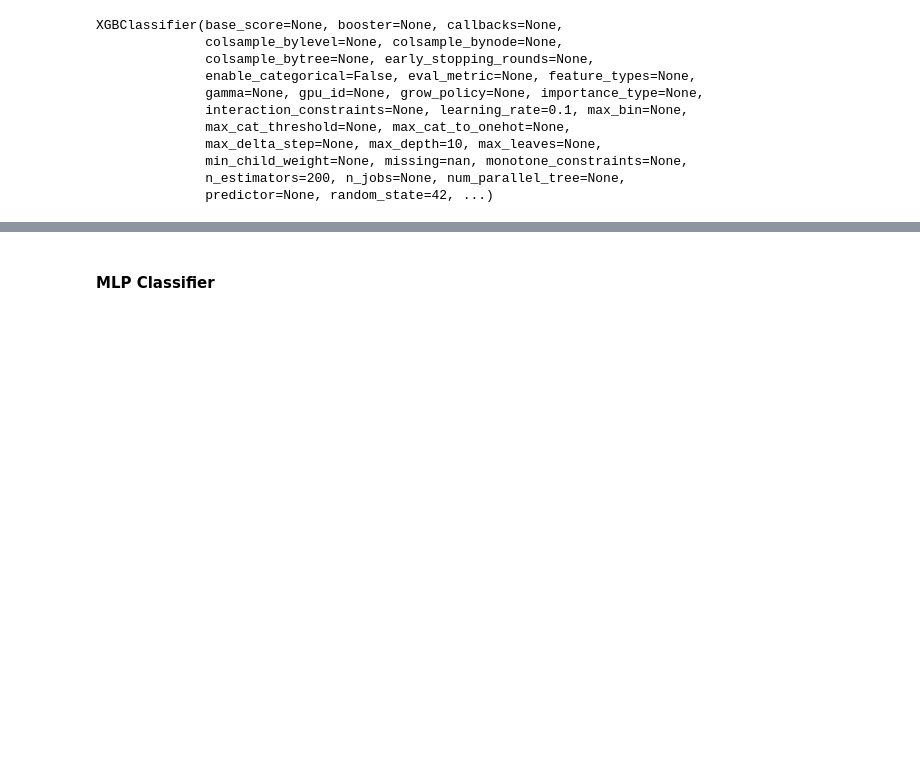
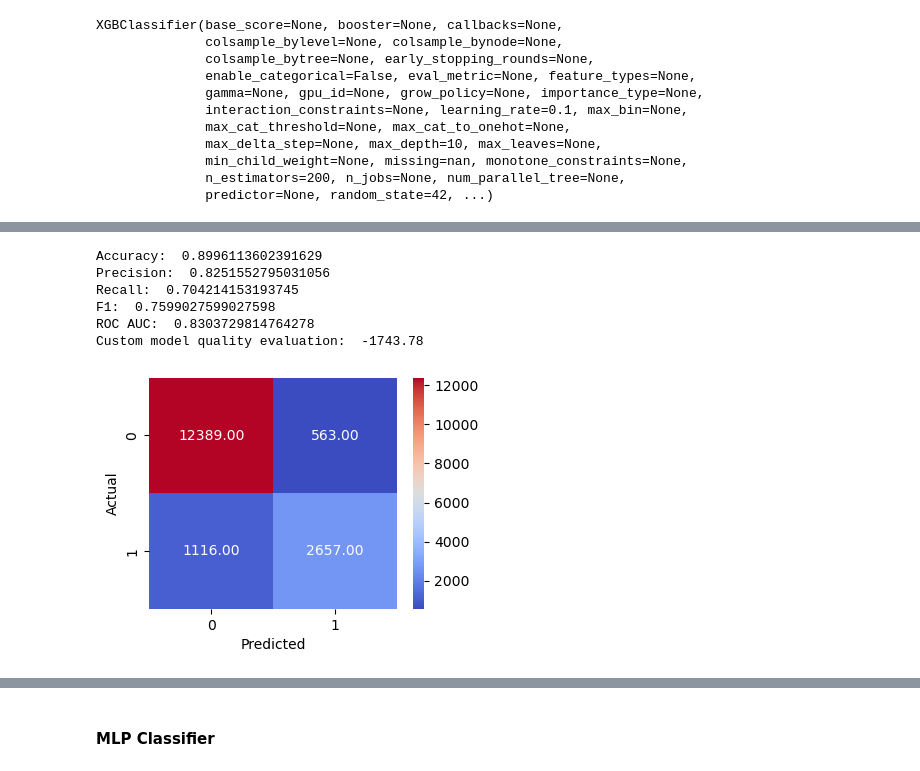
Before and after one commit to ahirsch-github/flight-price-prediction, a Jupyter notebook: flight-price-prediction.ipynb, the cells around one changed output, grey strips where cells are left out. Drawn from its saved outputs; the diff is of its cells as text; code cells hidden in the pictures; blank space fills up the shorter version.

```diff
--- a/flight-price-prediction.ipynb
+++ b/flight-price-prediction.ipynb
@@ -1746,0 +1741,22 @@ calculate_metrics(gbc.predict(X_test), X_test_full)
+# %%
+param_grid = {
+    'n_estimators': [100, 200, 300, 400, 500],
+    'max_depth': [5, 10, 15, 20],
+    'learning_rate': [0.01, 0.1, 0.2, 0.3]
+}
+
+# Create a RandomizedSearchCV object
+randomized_search = RandomizedSearchCV(
+    estimator=xgb_model,
+    param_distributions=param_grid,
+    n_iter=50,
+    scoring='accuracy',
+    cv=5,
+    verbose=1,
+    n_jobs=-1,
+    random_state=42
+)
+
+# Fit RandomizedSearchCV to the data
+randomized_search.fit(X_train, y_train)
+best_params = randomized_search.best_params_
@@ -1746,0 +1782,9 @@ calculate_metrics(gbc.predict(X_test), X_test_full)
+# %%
+# Retrain model with optimized params
+xgb_model = xgb.XGBClassifier(
+    **best_params,
+    objective='binary:logistic',
+    random_state=42
+)
+
+xgb_model.fit(X_train, y_train)
@@ -1746,0 +1803,14 @@ calculate_metrics(gbc.predict(X_test), X_test_full)
+# %%
+# Make predictions on the test set
+predictions = xgb_model.predict(X_test)
+calculate_metrics(y_test, predictions)
+print('Custom model quality evaluation: ', custom_metric(predictions, X_test, X_test_full))
+plot_confusion_matrix(y_test, predictions)
+# %% [output]
+Accuracy:  0.8996113602391629
+Precision:  0.8251552795031056
+Recall:  0.704214153193745
+F1:  0.7599027599027598
+ROC AUC:  0.8303729814764278
+Custom model quality evaluation:  -1743.78
+[figure, added]
```
Also changed, not shown: parts of 88 cells of this notebook.
